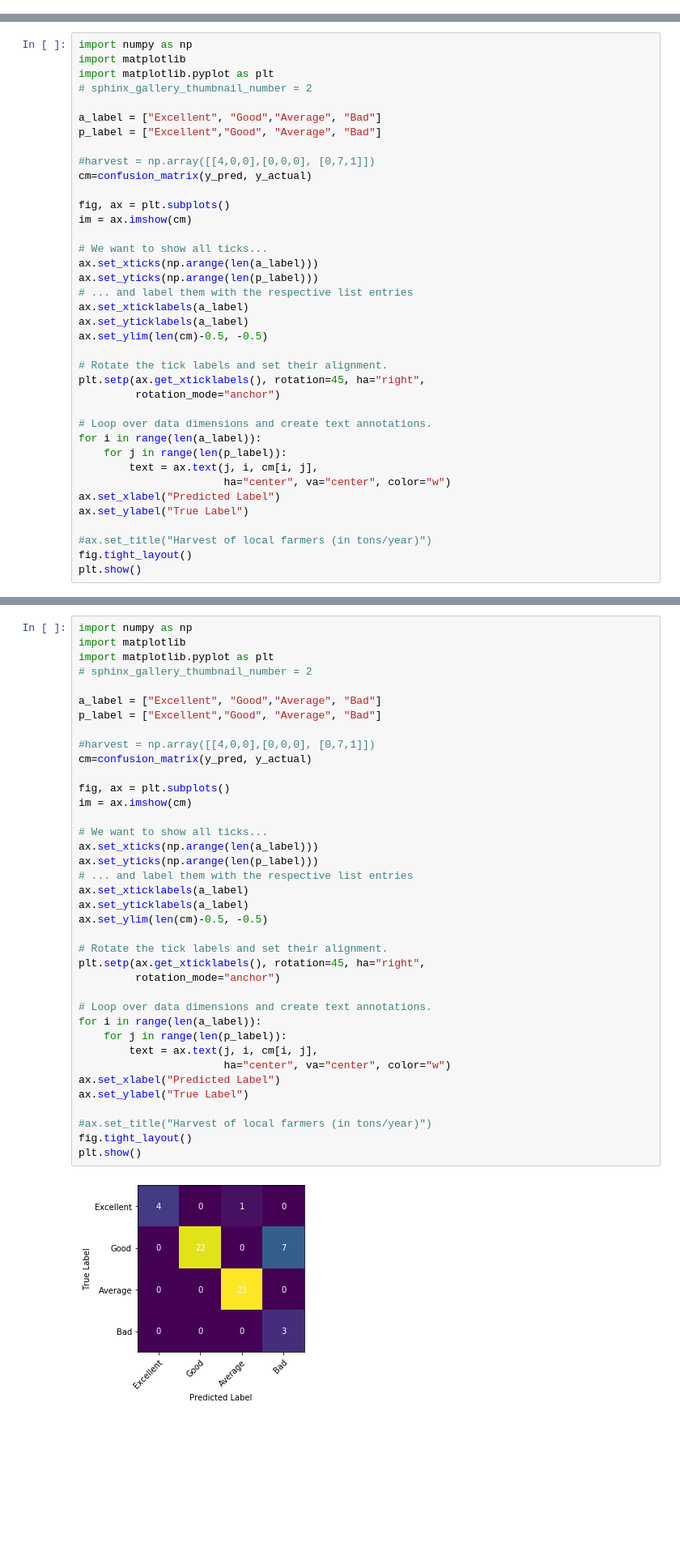
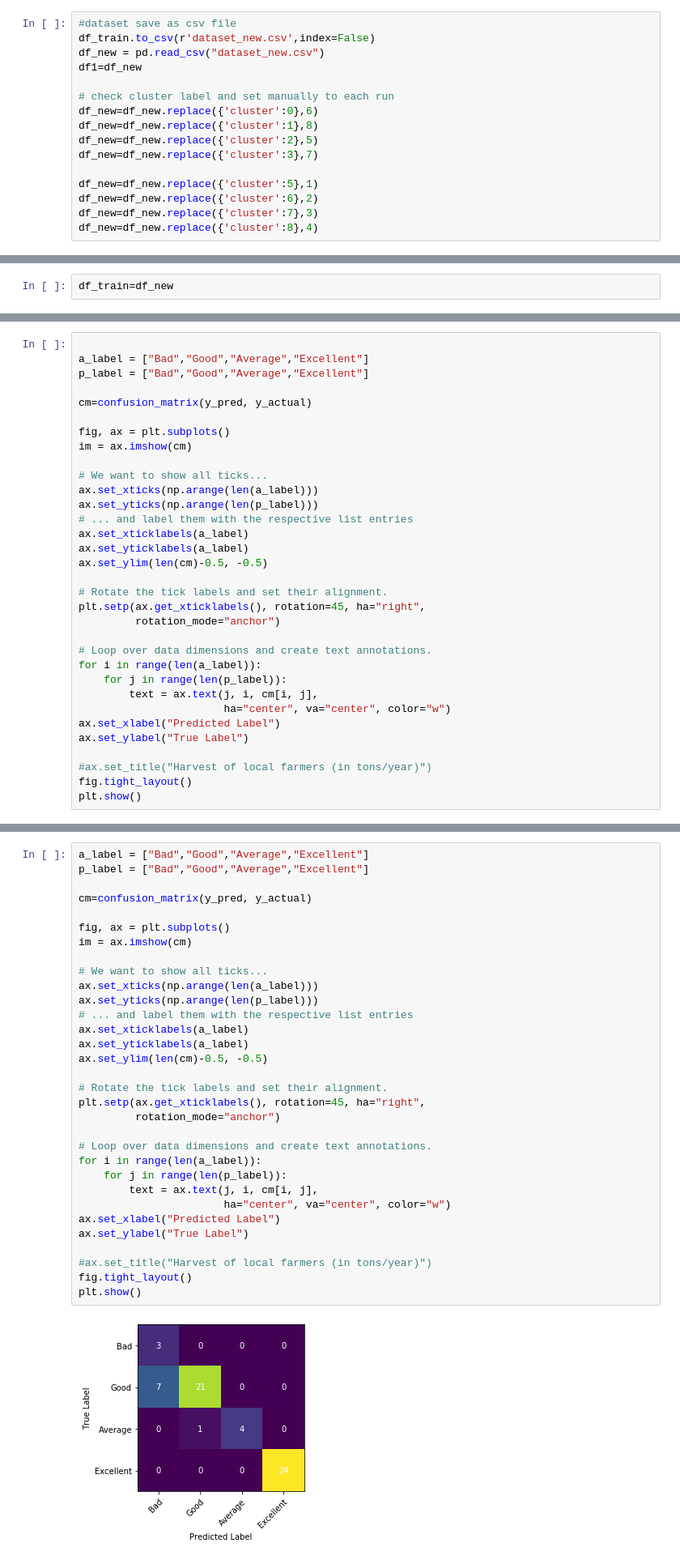
Before and after one commit to sskhan67/Cloud_Instance_recommender, a Jupyter notebook: Stand-alone Model /NB_3application_class/Balanced/stand_alone_balanced_NB.ipynb, the cells around one changed output, grey strips where cells are left out. Shown at 81% size. Cells and saved outputs as stored; diff of their text form; blank space fills up the shorter version.

Commit message:
updated Dataset

```diff
--- a/Stand-alone Model /NB_3application_class/Balanced/stand_alone_balanced_NB.ipynb
+++ b/Stand-alone Model /NB_3application_class/Balanced/stand_alone_balanced_NB.ipynb
@@ -94,0 +123,16 @@ Text(0, 0.5, 'A2Cloud Score')
+# %%
+#dataset save as csv file
+df_train.to_csv(r'dataset_new.csv',index=False)
+df_new = pd.read_csv("dataset_new.csv")
+df1=df_new
+
+# check cluster label and set manually to each run
+df_new=df_new.replace({'cluster':0},6)
+df_new=df_new.replace({'cluster':1},8)
+df_new=df_new.replace({'cluster':2},5)
+df_new=df_new.replace({'cluster':3},7)
+
+df_new=df_new.replace({'cluster':5},1)
+df_new=df_new.replace({'cluster':6},2)
+df_new=df_new.replace({'cluster':7},3)
+df_new=df_new.replace({'cluster':8},4)
@@ -94,0 +167,2 @@ Text(0, 0.5, 'A2Cloud Score')
+# %%
+df_train=df_new
@@ -137,13 +231,8 @@ weighted avg       0.98      0.98      0.98        48
 # %%
-import numpy as np
-import matplotlib
-import matplotlib.pyplot as plt
-# sphinx_gallery_thumbnail_number = 2
 
-a_label = ["Excellent", "Good","Average", "Bad"]
-p_label = ["Excellent","Good", "Average", "Bad"]
+a_label = ["Bad","Good","Average","Excellent"]
+p_label = ["Bad","Good","Average","Excellent"]
 
-#harvest = np.array([[4,0,0],[0,0,0], [0,7,1]])
 cm=confusion_matrix(y_pred, y_actual)
 
 fig, ax = plt.subplots()
@@ -187,42 +279,36 @@ print('Model Accuracy is',100*accuracy_score(y_pred,y_actual),'%')
 # %% [output]
 Model Accuracy is 86.66666666666667 %
 # %%
-import numpy as np
-import matplotlib
-import matplotlib.pyplot as plt
-# sphinx_gallery_thumbnail_number = 2
+a_label = ["Bad","Good","Average","Excellent"]
+p_label = ["Bad","Good","Average","Excellent"]
 
-a_label = ["Excellent", "Good","Average", "Bad"]
-p_label = ["Excellent","Good", "Average", "Bad"]
-
-#harvest = np.array([[4,0,0],[0,0,0], [0,7,1]])
 cm=confusion_matrix(y_pred, y_actual)
 
 fig, ax = plt.subplots()
 im = ax.imshow(cm)
 
 # We want to show all ticks...
 ax.set_xticks(np.arange(len(a_label)))
 ax.set_yticks(np.arange(len(p_label)))
 # ... and label them with the respective list entries
 ax.set_xticklabels(a_label)
 ax.set_yticklabels(a_label)
 ax.set_ylim(len(cm)-0.5, -0.5)
 
 # Rotate the tick labels and set their alignment.
 plt.setp(ax.get_xticklabels(), rotation=45, ha="right",
          rotation_mode="anchor")
 
 # Loop over data dimensions and create text annotations.
 for i in range(len(a_label)):
     for j in range(len(p_label)):
         text = ax.text(j, i, cm[i, j],
                        ha="center", va="center", color="w")
 ax.set_xlabel("Predicted Label")
 ax.set_ylabel("True Label")
 
 #ax.set_title("Harvest of local farmers (in tons/year)")
 fig.tight_layout()
 plt.show()
 # %% [output]
-[figure, old version]
+[figure, new version]
```
Also changed, not shown: parts of 31 cells of this notebook.
